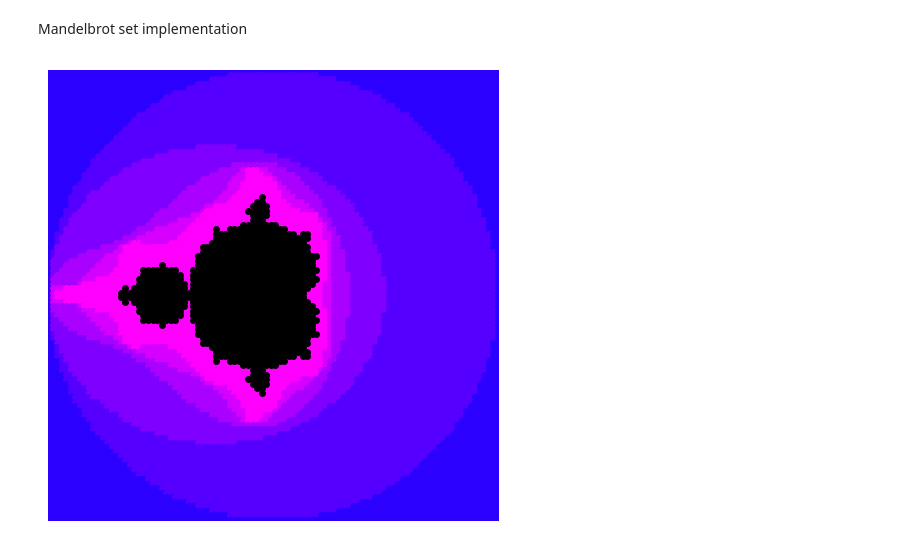
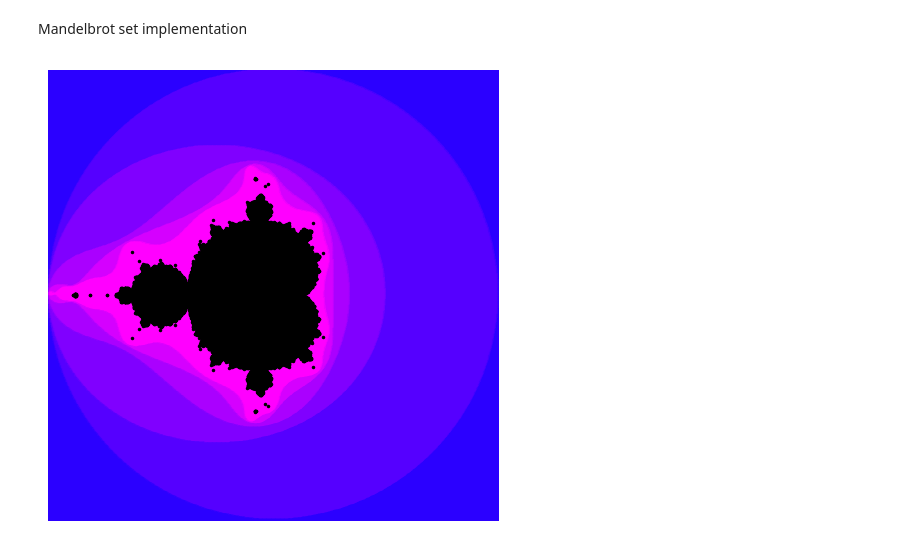
Before and after one commit to sachagijsbers/stochastic_1, a Jupyter notebook: code.ipynb, the cells around one changed output. Saved outputs shown, nothing was run; the diff lists cells and outputs as text; code cells hidden in the pictures.

Commit message:
updated version of the mandelbrot visualisation

```diff
--- a/code.ipynb
+++ b/code.ipynb
@@ -20,8 +20,8 @@ def not_mandelbrot(c, max_iterations):
         n += 1
     return n
 
-x = np.linspace(-2, 2, 100)
-y = np.linspace(-2, 2, 100)
+x = np.linspace(-2, 2, 1000)
+y = np.linspace(-2, 2, 1000)
 x_grid, y_grid = np.meshgrid(x, y)
 # plt.plot(x_grid,y_grid, marker = 'o', ls = 'none')
 
@@ -37,31 +37,31 @@ color_out = []
 for c_row in complex_grid:
     for c in c_row:
         if mandelbrot_check(c, max_iterations):
             c_list_in_x.append(c.real)
             c_list_in_y.append(c.imag)
         else:
             n = not_mandelbrot(c, max_iterations)
             percentage_diverge = min(n/max_iterations*50,1)
             c_list_out_x.append(c.real)
             c_list_out_y.append(c.imag)
             color_out.append(percentage_diverge)
 
 for i in range(len(color_out)):
     plt.plot(c_list_out_x[i],c_list_out_y[i], marker = 'o', ls = 'none', markersize = 1.5, color = (color_out[i],0,1))
 
 plt.plot(c_list_in_x,c_list_in_y, marker = 'o', ls = 'none', markersize = 1.5, color = 'black')
 plt.xlim(-2, 2)
 plt.ylim(-2, 2)
 plt.gca().set_aspect("equal")
 plt.axis("off")
 plt.tight_layout()
 plt.show()
 
 
 
 # # Generate the Mandelbrot set
 # mandelbrot_set = np.fromiter((mandelbrot(c, max_iterations) for c in np.ravel(complex_plane)), dtype=int)
 
 # print(mandelbrot_set)
 # %% [output]
-[figure, old version]
+[figure, new version]
```
Also changed, not shown: 1 other file.
